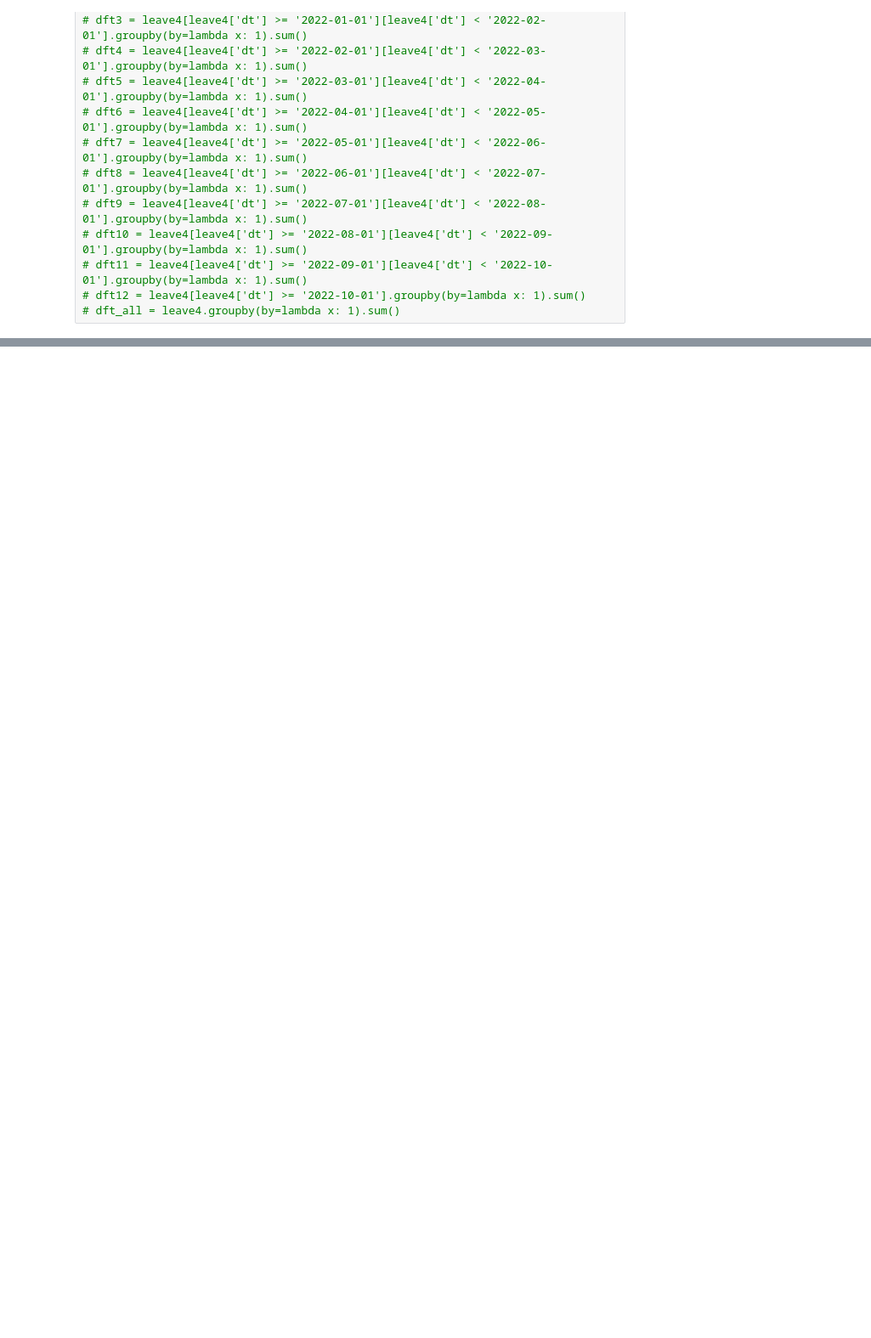
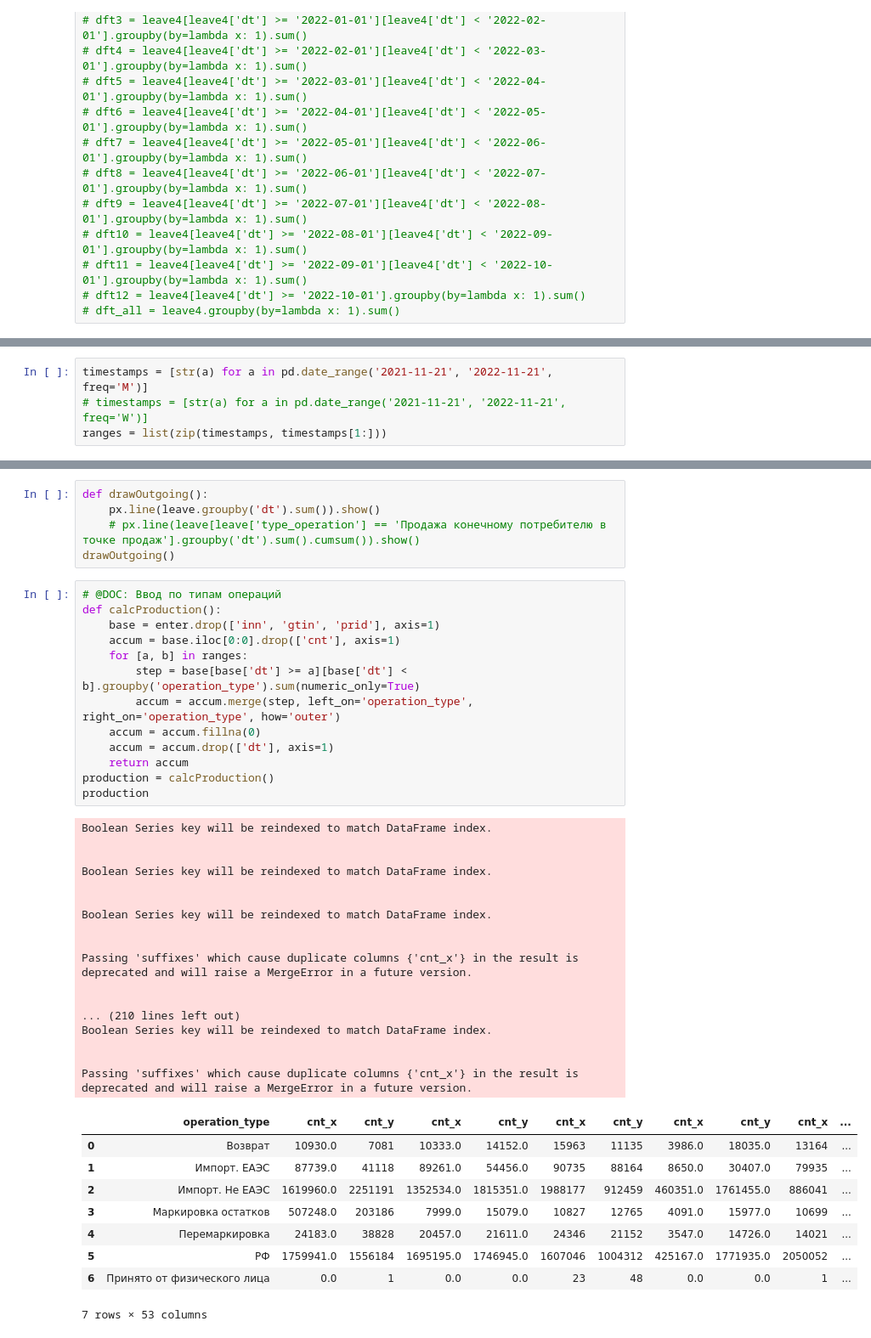
Before and after one commit to web-bee-ru/chestniy-znak-hackathon-2023-task2, a Jupyter notebook: data-analysis/marking.ipynb, the cells around one changed output, grey strips where cells are left out. Shown at 85% size. Cells and saved outputs as stored; diff of their text form; blank space fills up the shorter version.

Commit message:
iterate on data analysis

```diff
--- a/data-analysis/marking.ipynb
+++ b/data-analysis/marking.ipynb
@@ -453,0 +268,4 @@ The default value of numeric_only in DataFrameGroupBy.sum is deprecated. In a fu
+# %%
+timestamps = [str(a) for a in pd.date_range('2021-11-21', '2022-11-21', freq='M')]
+# timestamps = [str(a) for a in pd.date_range('2021-11-21', '2022-11-21', freq='W')]
+ranges = list(zip(timestamps, timestamps[1:]))
@@ -453,0 +280,45 @@ The default value of numeric_only in DataFrameGroupBy.sum is deprecated. In a fu
+# %%
+def drawOutgoing():
+    px.line(leave.groupby('dt').sum()).show()
+    # px.line(leave[leave['type_operation'] == 'Продажа конечному потребителю в точке продаж'].groupby('dt').sum().cumsum()).show()
+drawOutgoing()
+# %%
+# @DOC: Ввод по типам операций
+def calcProduction():
+    base = enter.drop(['inn', 'gtin', 'prid'], axis=1)
+    accum = base.iloc[0:0].drop(['cnt'], axis=1)
+    for [a, b] in ranges:
+        step = base[base['dt'] >= a][base['dt'] < b].groupby('operation_type').sum(numeric_only=True)
+        accum = accum.merge(step, left_on='operation_type', right_on='operation_type', how='outer')
+    accum = accum.fillna(0)
+    accum = accum.drop(['dt'], axis=1)
+    return accum
+production = calcProduction()
+production
+# %% [output]
+Boolean Series key will be reindexed to match DataFrame index.
+
+
+Boolean Series key will be reindexed to match DataFrame index.
+
+
+Boolean Series key will be reindexed to match DataFrame index.
+
+
+Passing 'suffixes' which cause duplicate columns {'cnt_x'} in the result is deprecated and will raise a MergeError in a future version.
+
+
+... (210 lines left out)
+Boolean Series key will be reindexed to match DataFrame index.
+
+
+Passing 'suffixes' which cause duplicate columns {'cnt_x'} in the result is deprecated and will raise a MergeError in a future version.
+|  | operation_type | cnt_x | cnt_y | cnt_x | cnt_y | cnt_x | cnt_y | cnt_x | cnt_y | cnt_x | ... |
+| 0 | Возврат | 10930.0 | 7081 | 10333.0 | 14152.0 | 15963 | 11135 | 3986.0 | 18035.0 | 13164 | ... |
+| 1 | Импорт. ЕАЭС | 87739.0 | 41118 | 89261.0 | 54456.0 | 90735 | 88164 | 8650.0 | 30407.0 | 79935 | ... |
+| 2 | Импорт. Не ЕАЭС | 1619960.0 | 2251191 | 1352534.0 | 1815351.0 | 1988177 | 912459 | 460351.0 | 1761455.0 | 886041 | ... |
+| 3 | Маркировка остатков | 507248.0 | 203186 | 7999.0 | 15079.0 | 10827 | 12765 | 4091.0 | 15977.0 | 10699 | ... |
+| 4 | Перемаркировка | 24183.0 | 38828 | 20457.0 | 21611.0 | 24346 | 21152 | 3547.0 | 14726.0 | 14021 | ... |
+| 5 | РФ | 1759941.0 | 1556184 | 1695195.0 | 1746945.0 | 1607046 | 1004312 | 425167.0 | 1771935.0 | 2050052 | ... |
+| 6 | Принято от физического лица | 0.0 | 1 | 0.0 | 0.0 | 23 | 48 | 0.0 | 0.0 | 1 | ... |
+7 rows × 53 columns
```
Also changed, not shown: parts of 16 cells of this notebook.
